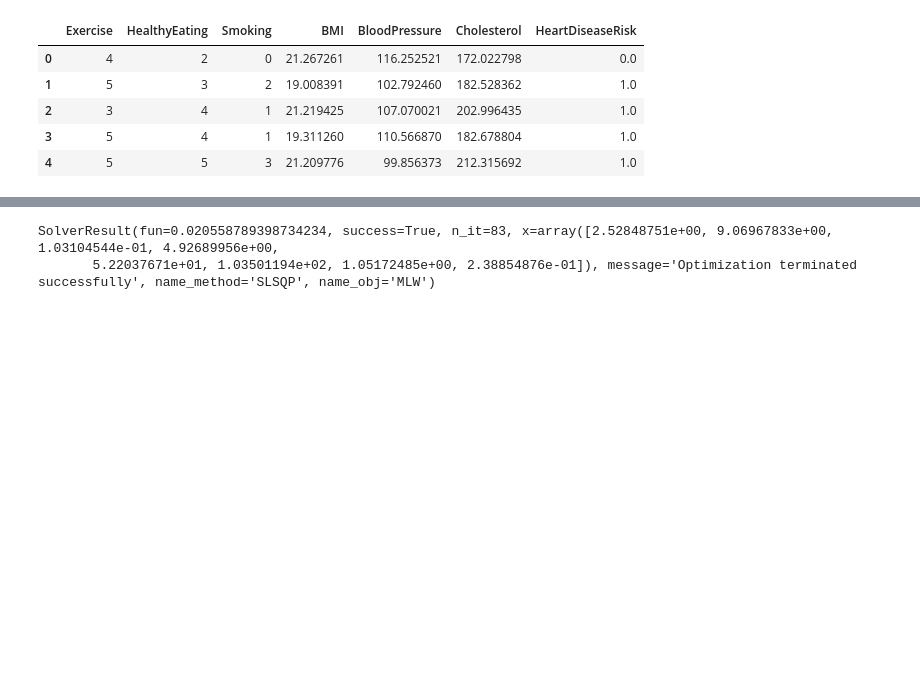
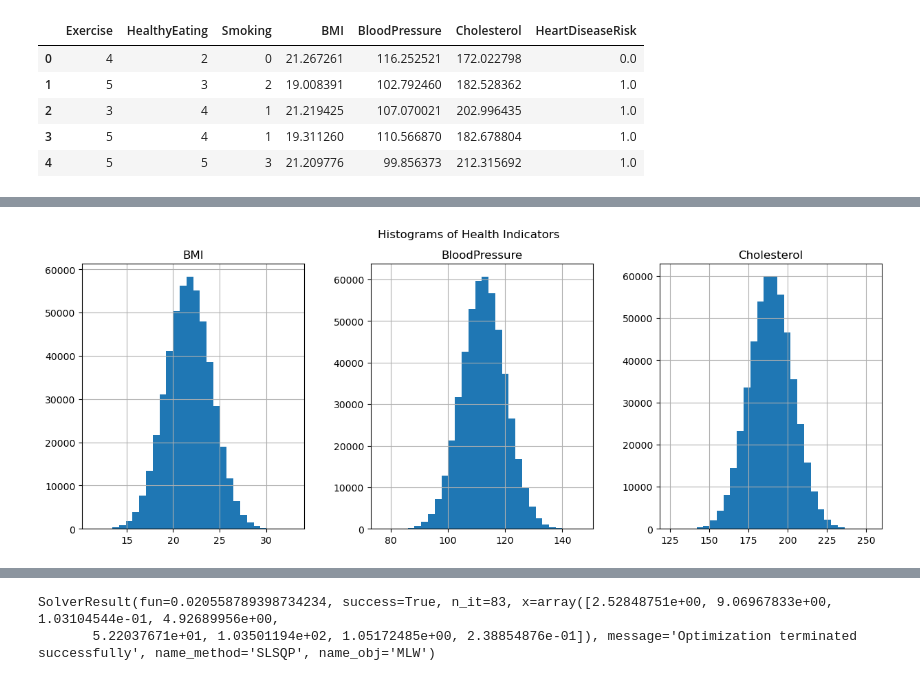
Before and after one commit to jwalluww/Portfolio_Projects, a Jupyter notebook: Quick_Hits/11_Lifestyle_Health_SEM.ipynb, the cells around one changed output, grey strips where cells are left out. Drawn from its saved outputs; the diff is of its cells as text; code cells hidden in the pictures; blank space fills up the shorter version.

```diff
--- a/Quick_Hits/11_Lifestyle_Health_SEM.ipynb
+++ b/Quick_Hits/11_Lifestyle_Health_SEM.ipynb
@@ -126,0 +154,10 @@ df.head()
+# %%
+# ==================================
+# Visualize Data
+# ==================================
+# Distribution Charts for BMI, BloodPressure, Cholesterol
+df[['BMI', 'BloodPressure', 'Cholesterol']].hist(bins=30, figsize=(15, 5), layout=(1, 3))
+plt.suptitle('Histograms of Health Indicators')
+plt.show()
+# %% [output]
+[figure, added]
```
Also changed, not shown: parts of 5 cells of this notebook, 1 other file.
